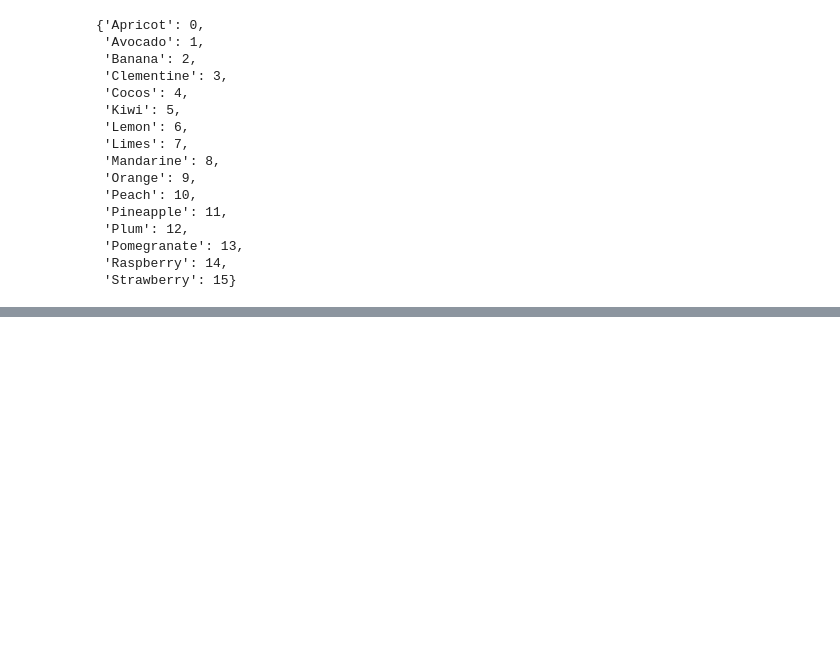
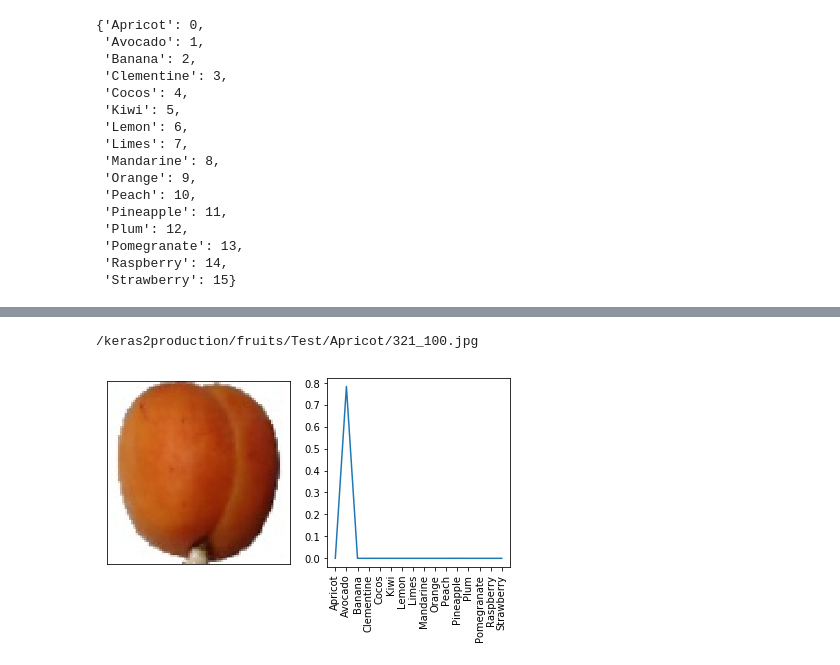
Before and after one commit to codecentric/from-keras-to-production-workshop, a Jupyter notebook: notebooks/1-deeplearning/04-fruits-cnn-2.ipynb, the cells around one changed output, grey strips where cells are left out. Cells and saved outputs as stored; diff of their text form; code cells hidden in the pictures; blank space fills up the shorter version.

```diff
--- a/notebooks/1-deeplearning/04-fruits-cnn-2.ipynb
+++ b/notebooks/1-deeplearning/04-fruits-cnn-2.ipynb
@@ -224,0 +241,27 @@ prob_df.head()
+# %%
+def plot_prediction(row):
+
+    image = test_image_files_path + prob_df.iloc[row,0]
+    print(image)
+
+    img = cv2.imread(image)
+    b,g,r = cv2.split(img)       # get b,g,r
+    img = cv2.merge([r,g,b])     # switch it to rgb
+
+    plt.subplot(1, 2, 1)
+    plt.imshow(img)
+    plt.xticks([]), plt.yticks([])
+
+    line_drop = prob_df.drop(columns=['image_id'])
+
+    plt.subplot(1, 2, 2)
+    plt.plot(line_drop.iloc[row,:])
+    plt.xticks(rotation='vertical')
+
+    plt.tight_layout()
+    plt.show()
+# %%
+plot_prediction(0)
+# %% [output]
+/keras2production/fruits/Test/Apricot/321_100.jpg
+[figure, added]
```
Also changed, not shown: parts of 10 cells of this notebook, 1 other file.
